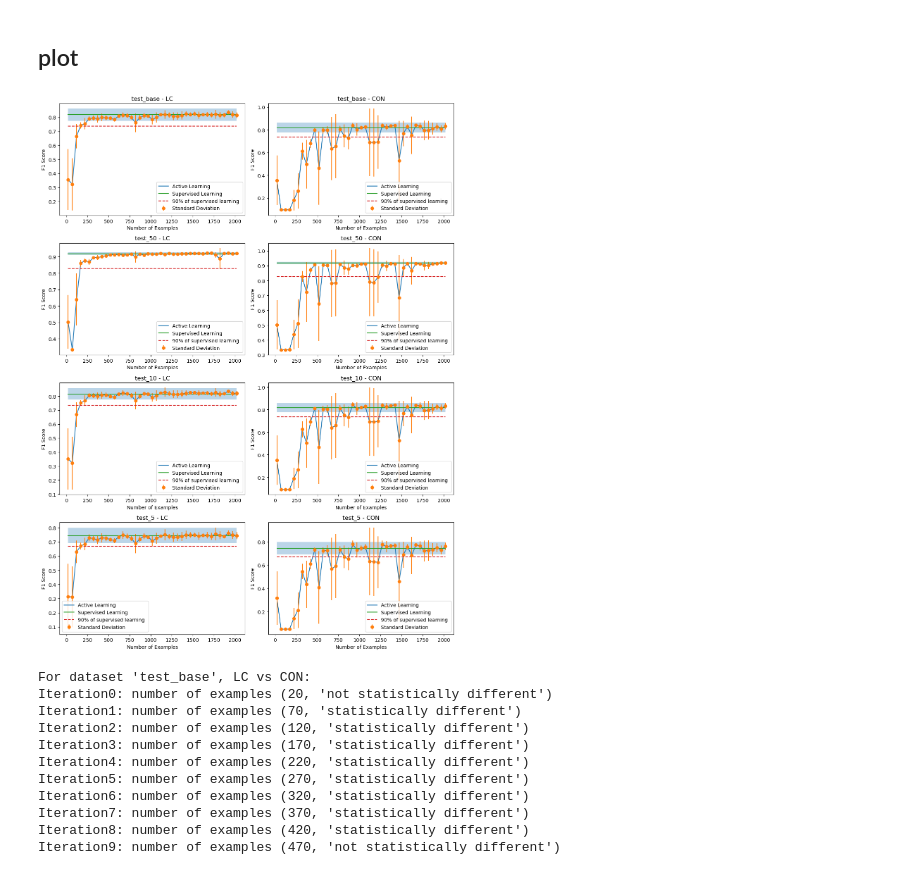
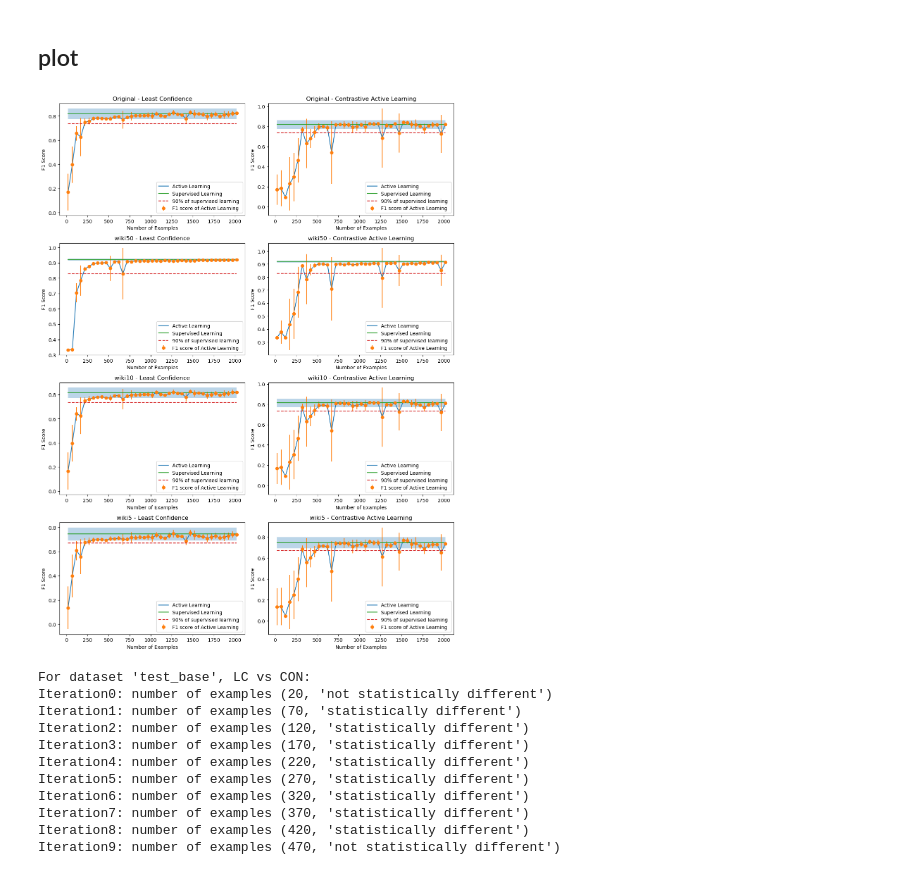
Before and after one commit to RaymondUoE/CAL_sim, a Jupyter notebook: visualisation.ipynb, the cells around one changed output. Cells and saved outputs as stored; diff of their text form; code cells hidden in the pictures.

```diff
--- a/visualisation.ipynb
+++ b/visualisation.ipynb
@@ -19,11 +19,11 @@ for seed in range(5):
         results_dict_sl[seed] = json.load(f)
 
 # contrastive
-with open('./results/AL_TF_wiki_50_20000/END_2024-02-01 15:40:31.273328.json', 'r') as f:
+with open('./results/AL_TF_wiki_50_20000_ContrastiveActiveLearning_BalancedWeak/END_2024-06-19 01:45:40.148421.json', 'r') as f:
     results_dict_con = json.load(f)
 
 # least confidence
-with open('./results/AL_TF_wiki_50_20000_LeastConfidence/END_2024-02-02 11:57:13.094886.json', 'r') as f:
+with open('./results/AL_TF_wiki_50_20000_LeastConfidence_BalancedWeak/END_2024-06-18 07:28:27.755587.json', 'r') as f:
     results_dict_lc = json.load(f)
 # %%
 def get_f1s_sl(results_dict):
@@ -61,7 +131,9 @@ f1s_lc, n_per_iter = get_al_results(results_dict_lc)
 # %%
 # Define the datasets and active learning methods
 datasets = ['test_base', 'test_50', 'test_10', 'test_5']
+ds_name_to_title = {'test_base':'Original', 'test_50':'wiki50', 'test_10':'wiki10', 'test_5':'wiki5'}
 al_methods = ['lc', 'con']
+al_method_to_title = {'lc':'Least Confidence', 'con':'Contrastive Active Learning'}
 
 
 # Create a new figure and axis with a 4 by 2 grid
@@ -100,36 +172,36 @@ for i, dataset in enumerate(datasets):
         ax = axs[i, j]
 
         # Plot the graph
         ax.plot(x, y, label='Active Learning')
-        ax.errorbar(x, y, yerr=y_err, fmt='o', label='Standard Deviation')
+        ax.errorbar(x, y, yerr=y_err, fmt='o', label='F1 score of Active Learning')
 
         # plot supervised learning performance
         ax.plot(x, np.repeat(y_horizontal, len(x)), label='Supervised Learning')
         # ax.errorbar(x, y_f1_score, yerr=y_std_con, fmt='o', label='Standard Deviation')
         ax.fill_between(x, y_horizontal - y_std_sl, y_horizontal + y_std_sl, alpha=0.3)
 
         # Plot 90% of the horizontal line
         ax.plot(x, np.repeat(y_horizontal*.9, len(x)), label='90% of supervised learning ', linestyle='--')
 
         # Set the x-axis label
         ax.set_xlabel('Number of Examples')
 
         # Set the y-axis label
         ax.set_ylabel('F1 Score')
 
         # Set the title of the graph
-        ax.set_title(f'{dataset} - {al_method.upper()}')
+        ax.set_title(f'{ds_name_to_title[dataset]} - {al_method_to_title[al_method]}')
 
         # Add a legend
         ax.legend()
 
 # Adjust the spacing between subplots
 plt.tight_layout()
 
 # Show the plot
 plt.show()
 # %% [output]
-[figure, old version]
+[figure, new version]
 # %%
 from scipy.stats import mannwhitneyu, ttest_ind
 
```
Also changed, not shown: parts of 5 cells of this notebook, 3 other files.
